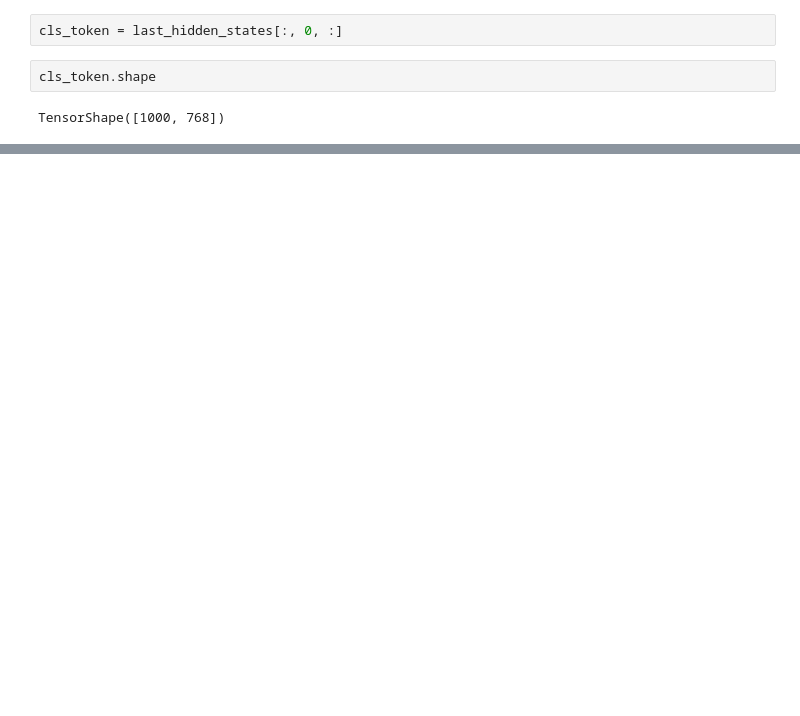
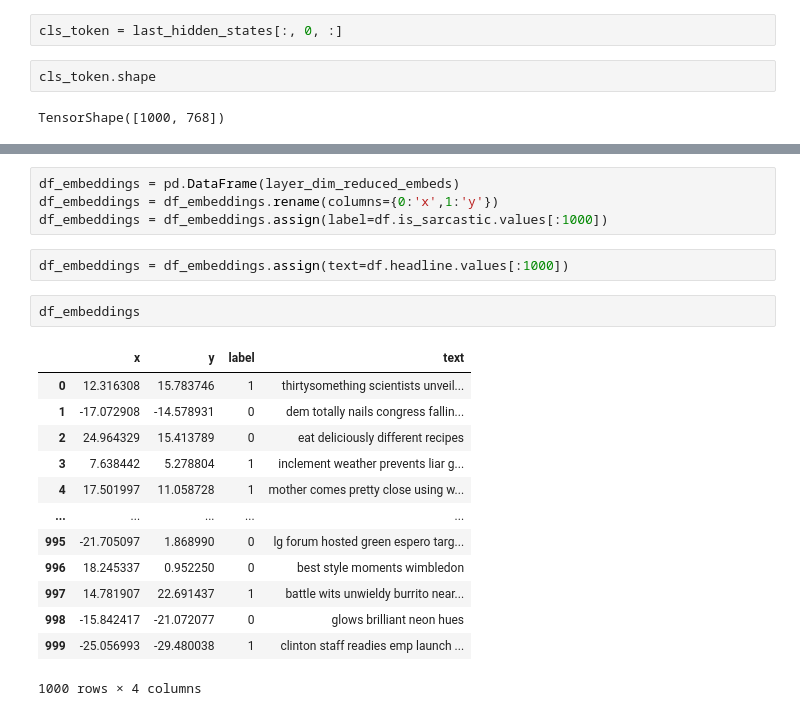
Before and after one commit to subhabrata-ghosh-1988/Transformers, a Jupyter notebook: sarcasm-detection-using-bert-base-uncased.ipynb, the cells around one changed output, grey strips where cells are left out. Drawn from its saved outputs; the diff is of its cells as text; blank space fills up the shorter version.

```diff
--- a/sarcasm-detection-using-bert-base-uncased.ipynb
+++ b/sarcasm-detection-using-bert-base-uncased.ipynb
@@ -542 +554,23 @@ array([[ 15.232818,  26.80942 ],
+# %%
+df_embeddings = pd.DataFrame(layer_dim_reduced_embeds)
+df_embeddings = df_embeddings.rename(columns={0:'x',1:'y'})
+df_embeddings = df_embeddings.assign(label=df.is_sarcastic.values[:1000])
+# %%
+df_embeddings = df_embeddings.assign(text=df.headline.values[:1000])
+# %%
+df_embeddings
+# %% [output]
+|  | x | y | label | text |
+| 0 | 12.316308 | 15.783746 | 1 | thirtysomething scientists unveil... |
+| 1 | -17.072908 | -14.578931 | 0 | dem totally nails congress fallin... |
+| 2 | 24.964329 | 15.413789 | 0 | eat deliciously different recipes |
+| 3 | 7.638442 | 5.278804 | 1 | inclement weather prevents liar g... |
+| 4 | 17.501997 | 11.058728 | 1 | mother comes pretty close using w... |
+| ... | ... | ... | ... | ... |
+| 995 | -21.705097 | 1.868990 | 0 | lg forum hosted green espero targ... |
+| 996 | 18.245337 | 0.952250 | 0 | best style moments wimbledon |
+| 997 | 14.781907 | 22.691437 | 1 | battle wits unwieldy burrito near... |
+| 998 | -15.842417 | -21.072077 | 0 | glows brilliant neon hues |
+| 999 | -25.056993 | -29.480038 | 1 | clinton staff readies emp launch ... |
+1000 rows × 4 columns
 # %%
```
Also changed, not shown: parts of 16 cells of this notebook.
